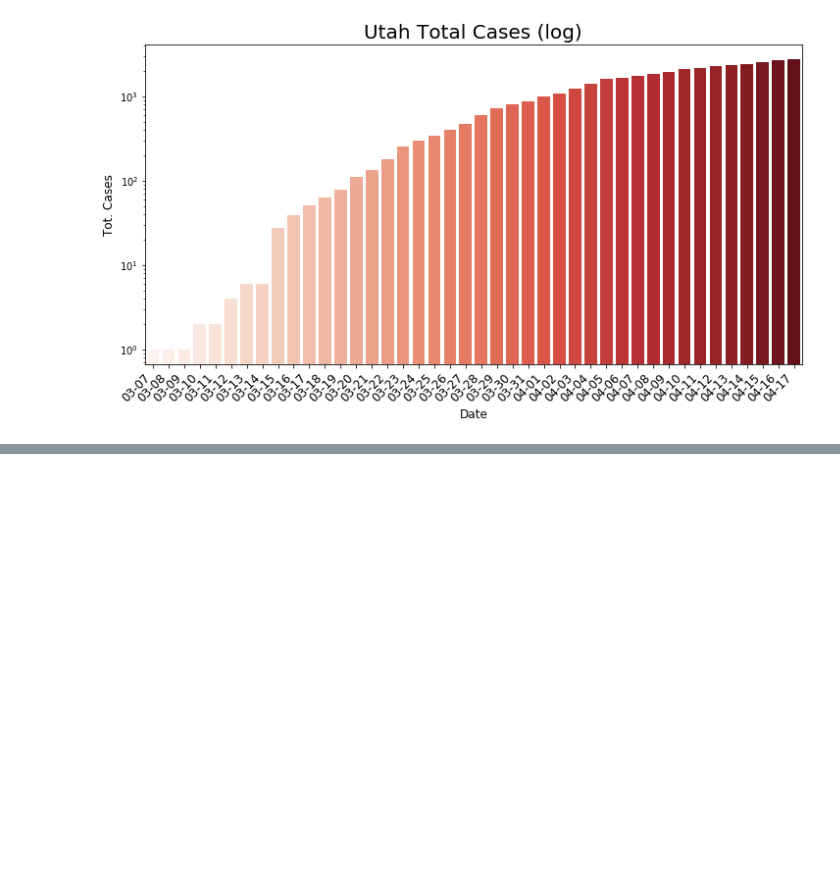
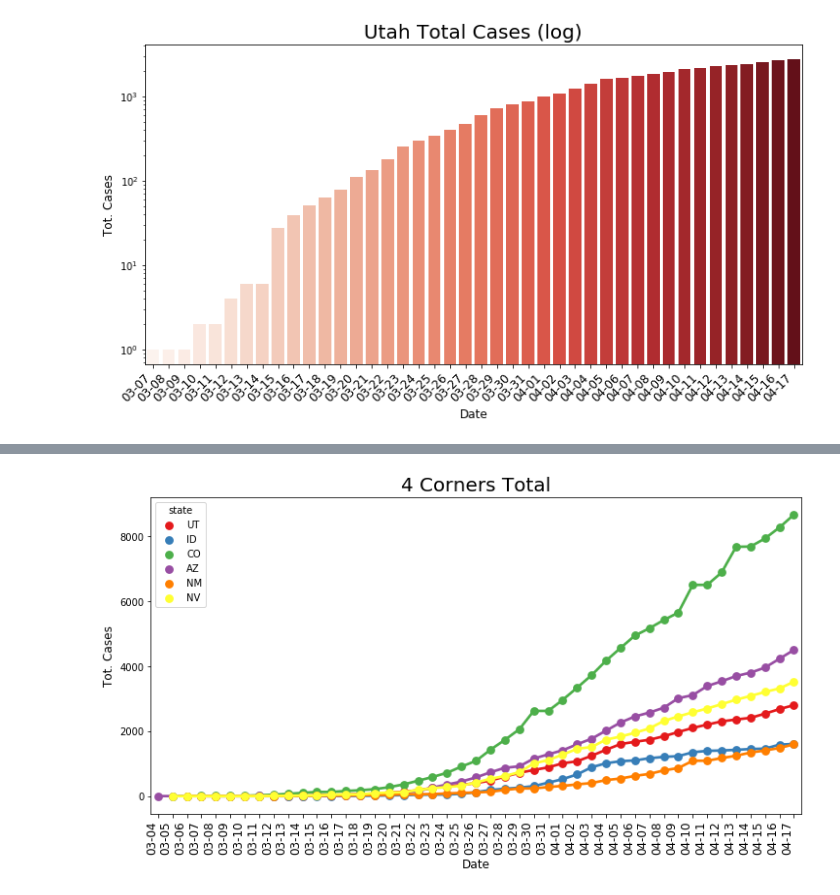
Before and after one commit to Stripling07/UT_COVID, a Jupyter notebook: My_COVID_NB.ipynb, the cells around one changed output, grey strips where cells are left out. Cells and saved outputs as stored; diff of their text form; code cells hidden in the pictures; blank space fills up the shorter version.

```diff
--- a/My_COVID_NB.ipynb
+++ b/My_COVID_NB.ipynb
@@ -87,0 +144,21 @@ plt.show()
+# %%
+ID = df[df['state']=='ID']
+NM = df[df['state']=='NM']
+CO = df[df['state']=='CO']
+AZ = df[df['state']=='AZ']
+# %%
+FourC = UT.append(ID).append(CO).append(AZ).append(NM).append(df[df['state']=='NV'])
+# %%
+fig, ax = plt.subplots(figsize = (12,6))
+fig = sns.pointplot(x = 'date', y = 'positive',hue='state', data = FourC, palette = 'Set1')
+
+x_dates = combine['date'].dt.strftime('%m-%d').sort_values().unique()
+ax.set_xticklabels(labels=x_dates, rotation=90, ha='right',fontdict={'fontsize':12})
+plt.title('4 Corners Total', fontdict={'fontsize':20})
+plt.xlabel('Date', fontdict={'fontsize':12})
+plt.ylabel('Tot. Cases', fontdict={'fontsize':12})
+
+plt.savefig('Four Corners Total Cases.png')
+plt.show()
+# %% [output]
+[figure, added]
```
Also changed, not shown: parts of 14 cells of this notebook, 17 other files.
